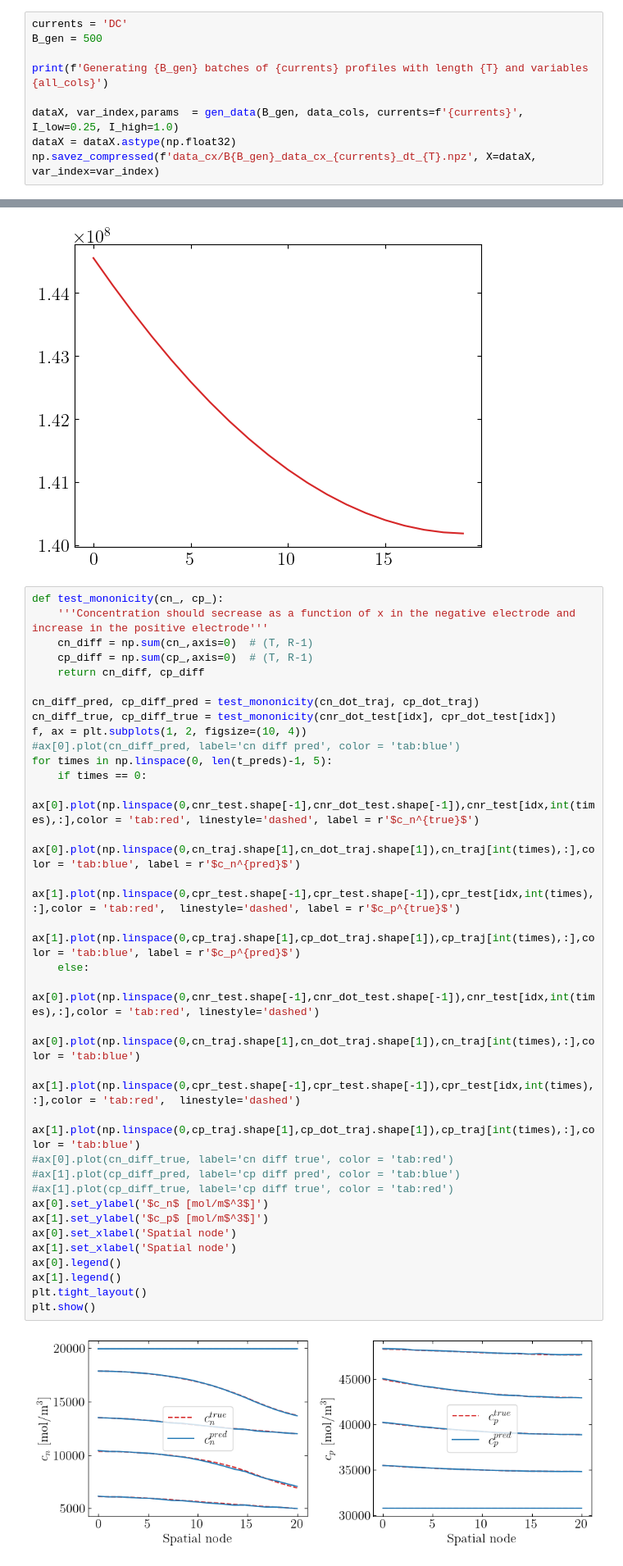
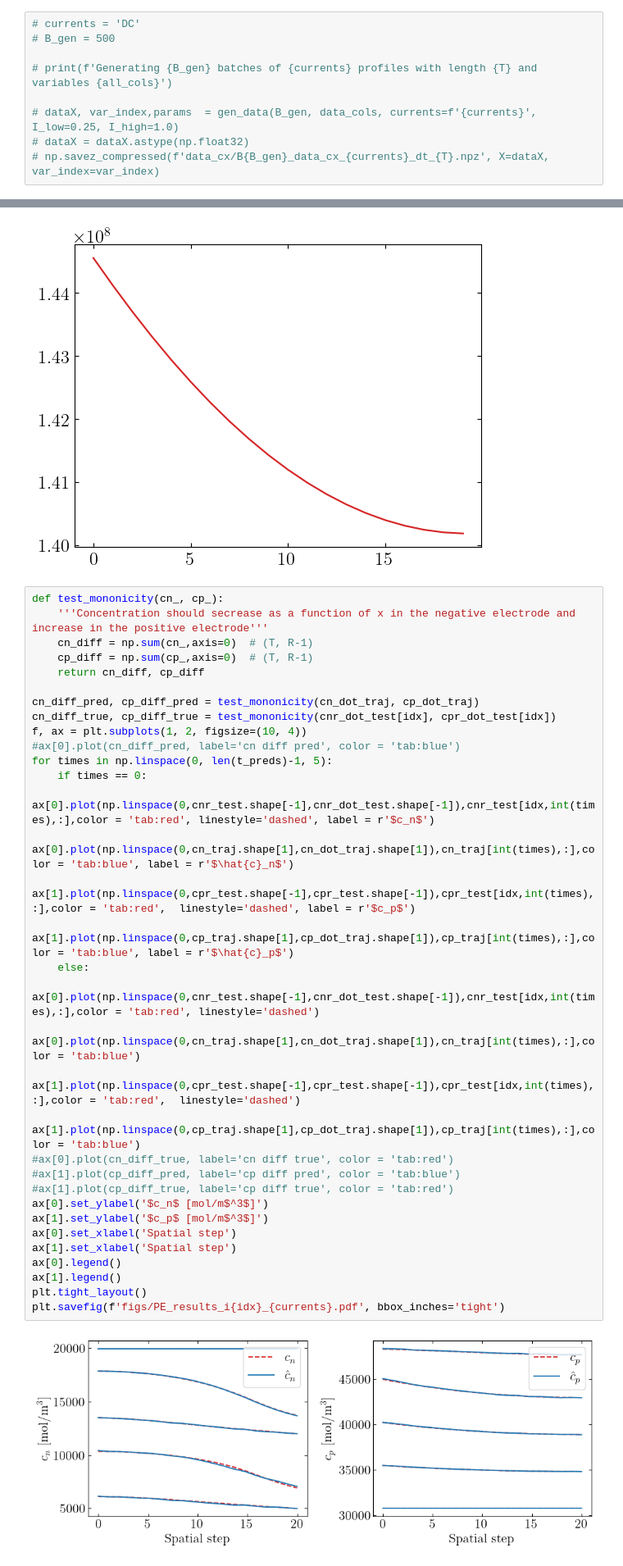
Before and after one commit to j-haralds/MSc_thesis, a Jupyter notebook: program/4_Encoded_c_x/1_JH_cx_cdot.ipynb, the cells around one changed output, grey strips where cells are left out. Shown at 82% size. Saved outputs shown, nothing was run; the diff lists cells and outputs as text.

```diff
--- a/program/4_Encoded_c_x/1_JH_cx_cdot.ipynb
+++ b/program/4_Encoded_c_x/1_JH_cx_cdot.ipynb
@@ -150,11 +150,11 @@ print("Variable index:", var_index)
 Data shape: (2, 3600, 8, 20)
 Variable index: {'I': 0, 'V': 1, 'cnr': 2, 'cpr': 3, 'dI': 4, 'cnr_dot': 5, 'cpr_dot': 6, 'valid': 7}
 # %%
-currents = 'DC'
-B_gen = 500
+# currents = 'DC'
+# B_gen = 500
 
-print(f'Generating {B_gen} batches of {currents} profiles with length {T} and variables {all_cols}')
+# print(f'Generating {B_gen} batches of {currents} profiles with length {T} and variables {all_cols}')
 
-dataX, var_index,params  = gen_data(B_gen, data_cols, currents=f'{currents}', I_low=0.25, I_high=1.0)
-dataX = dataX.astype(np.float32)
-np.savez_compressed(f'data_cx/B{B_gen}_data_cx_{currents}_dt_{T}.npz', X=dataX, var_index=var_index)
+# dataX, var_index,params  = gen_data(B_gen, data_cols, currents=f'{currents}', I_low=0.25, I_high=1.0)
+# dataX = dataX.astype(np.float32)
+# np.savez_compressed(f'data_cx/B{B_gen}_data_cx_{currents}_dt_{T}.npz', X=dataX, var_index=var_index)
@@ -993,35 +998,35 @@ plt.plot(cpr_test[idx,:,:].sum(axis=0), label='cn total true', color = 'tab:red'
 # %%
 def test_mononicity(cn_, cp_):
     '''Concentration should secrease as a function of x in the negative electrode and increase in the positive electrode'''
     cn_diff = np.sum(cn_,axis=0)  # (T, R-1)
     cp_diff = np.sum(cp_,axis=0)  # (T, R-1)
     return cn_diff, cp_diff
 
 cn_diff_pred, cp_diff_pred = test_mononicity(cn_dot_traj, cp_dot_traj)
 cn_diff_true, cp_diff_true = test_mononicity(cnr_dot_test[idx], cpr_dot_test[idx])
 f, ax = plt.subplots(1, 2, figsize=(10, 4))
 #ax[0].plot(cn_diff_pred, label='cn diff pred', color = 'tab:blue')
 for times in np.linspace(0, len(t_preds)-1, 5):
     if times == 0:
-        ax[0].plot(np.linspace(0,cnr_test.shape[-1],cnr_dot_test.shape[-1]),cnr_test[idx,int(times),:],color = 'tab:red', linestyle='dashed', label = r'$c_n^{true}$')
-        ax[0].plot(np.linspace(0,cn_traj.shape[1],cn_dot_traj.shape[1]),cn_traj[int(times),:],color = 'tab:blue', label = r'$c_n^{pred}$')
-        ax[1].plot(np.linspace(0,cpr_test.shape[-1],cpr_test.shape[-1]),cpr_test[idx,int(times),:],color = 'tab:red',  linestyle='dashed', label = r'$c_p^{true}$')
-        ax[1].plot(np.linspace(0,cp_traj.shape[1],cp_dot_traj.shape[1]),cp_traj[int(times),:],color = 'tab:blue', label = r'$c_p^{pred}$')
+        ax[0].plot(np.linspace(0,cnr_test.shape[-1],cnr_dot_test.shape[-1]),cnr_test[idx,int(times),:],color = 'tab:red', linestyle='dashed', label = r'$c_n$')
+        ax[0].plot(np.linspace(0,cn_traj.shape[1],cn_dot_traj.shape[1]),cn_traj[int(times),:],color = 'tab:blue', label = r'$\hat{c}_n$')
+        ax[1].plot(np.linspace(0,cpr_test.shape[-1],cpr_test.shape[-1]),cpr_test[idx,int(times),:],color = 'tab:red',  linestyle='dashed', label = r'$c_p$')
+        ax[1].plot(np.linspace(0,cp_traj.shape[1],cp_dot_traj.shape[1]),cp_traj[int(times),:],color = 'tab:blue', label = r'$\hat{c}_p$')
     else:
         ax[0].plot(np.linspace(0,cnr_test.shape[-1],cnr_dot_test.shape[-1]),cnr_test[idx,int(times),:],color = 'tab:red', linestyle='dashed')
         ax[0].plot(np.linspace(0,cn_traj.shape[1],cn_dot_traj.shape[1]),cn_traj[int(times),:],color = 'tab:blue')
         ax[1].plot(np.linspace(0,cpr_test.shape[-1],cpr_test.shape[-1]),cpr_test[idx,int(times),:],color = 'tab:red',  linestyle='dashed')
         ax[1].plot(np.linspace(0,cp_traj.shape[1],cp_dot_traj.shape[1]),cp_traj[int(times),:],color = 'tab:blue')
 #ax[0].plot(cn_diff_true, label='cn diff true', color = 'tab:red')
 #ax[1].plot(cp_diff_pred, label='cp diff pred', color = 'tab:blue')
 #ax[1].plot(cp_diff_true, label='cp diff true', color = 'tab:red')
 ax[0].set_ylabel('$c_n$ [mol/m$^3$]')
 ax[1].set_ylabel('$c_p$ [mol/m$^3$]')
-ax[0].set_xlabel('Spatial node')
-ax[1].set_xlabel('Spatial node')
+ax[0].set_xlabel('Spatial step')
+ax[1].set_xlabel('Spatial step')
 ax[0].legend()
 ax[1].legend()
 plt.tight_layout()
-plt.show()
+plt.savefig(f'figs/PE_results_i{idx}_{currents}.pdf', bbox_inches='tight')
 # %% [output]
-[figure, old version]
+[figure, new version]
```
Also changed, not shown: parts of 7 cells of this notebook, 4 other files.
